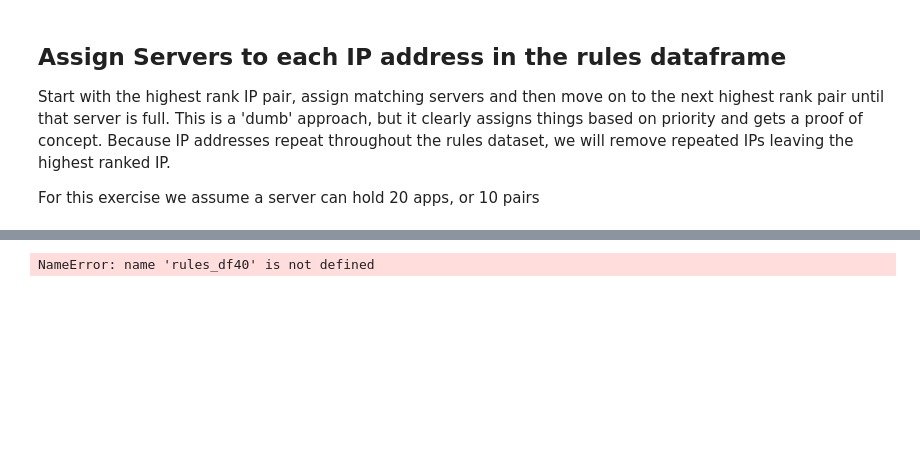
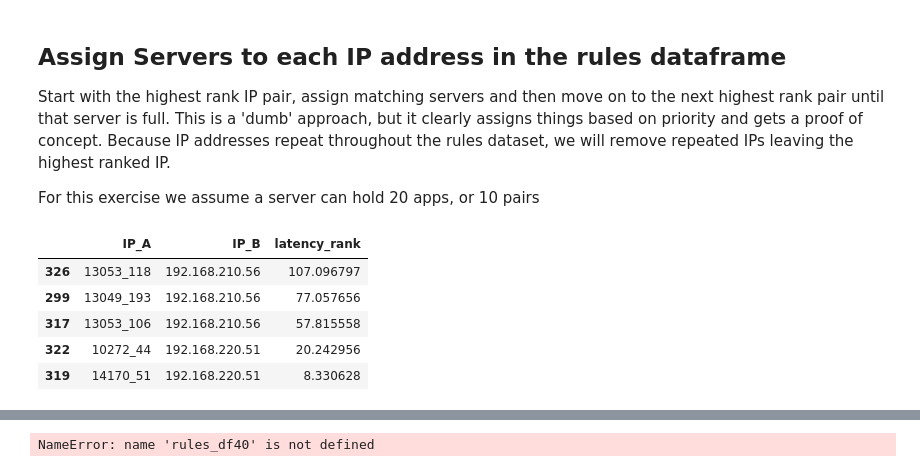
Before and after one commit to nrb75/Manifold, a Jupyter notebook: FP-Growth_model.ipynb, the cells around one changed output, grey strips where cells are left out. Cells and saved outputs as stored; diff of their text form; code cells hidden in the pictures; blank space fills up the shorter version.

```diff
--- a/FP-Growth_model.ipynb
+++ b/FP-Growth_model.ipynb
@@ -293,6 +293,15 @@ Start with the highest rank IP pair, assign matching servers and then move on to
 For this exercise we assume a server can hold 20 apps, or 10 pairs
 # %%
 rules_df=rules_df.sort_values(by='latency_rank', ascending=False)
+# %%
+rules_df[['IP_A', 'IP_B', 'latency_rank']].head()
+# %% [output]
+|  | IP_A | IP_B | latency_rank |
+| 326 | 13053_118 | 192.168.210.56 | 107.096797 |
+| 299 | 13049_193 | 192.168.210.56 | 77.057656 |
+| 317 | 13053_106 | 192.168.210.56 | 57.815558 |
+| 322 | 10272_44 | 192.168.220.51 | 20.242956 |
+| 319 | 14170_51 | 192.168.220.51 | 8.330628 |
 # %%
 rules_df40=rules_df40.sort_values(by='latency_rank', ascending=False)
 # %%
```
Also changed, not shown: 4 other files.
